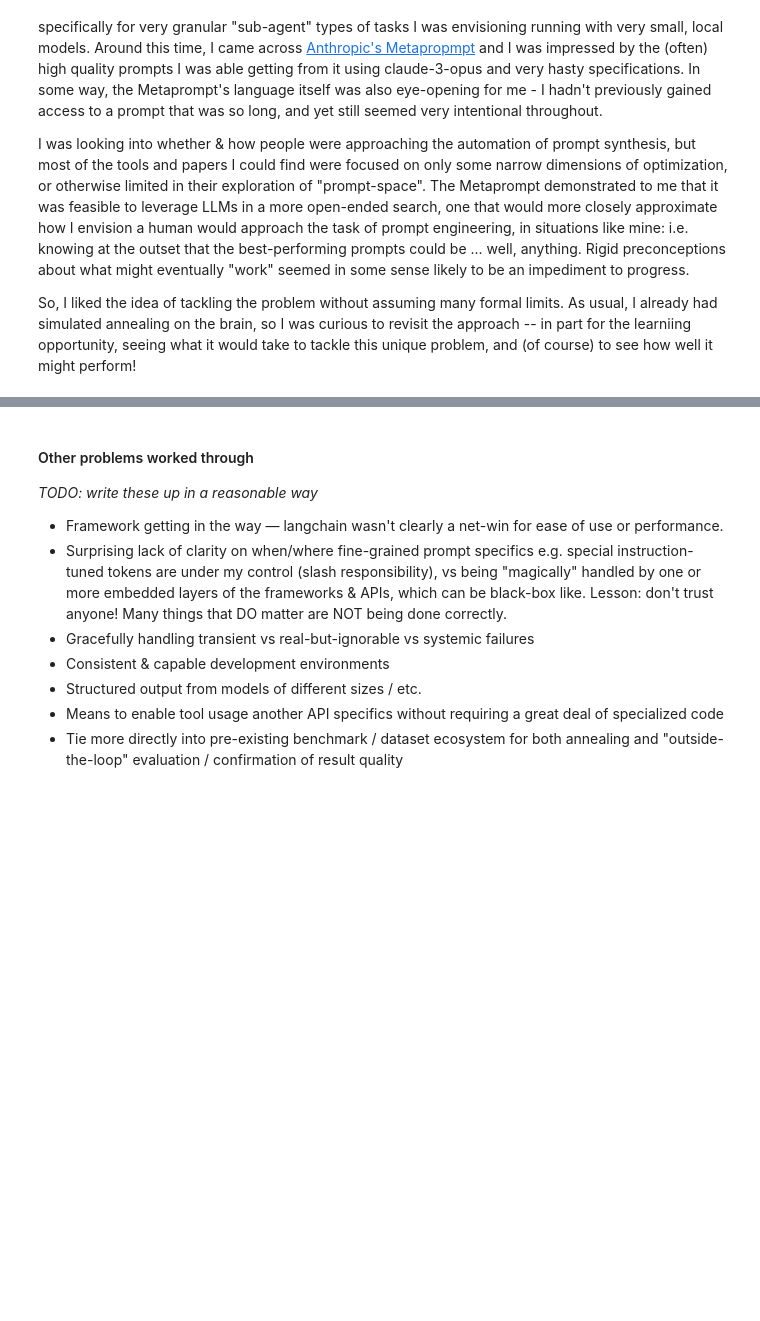
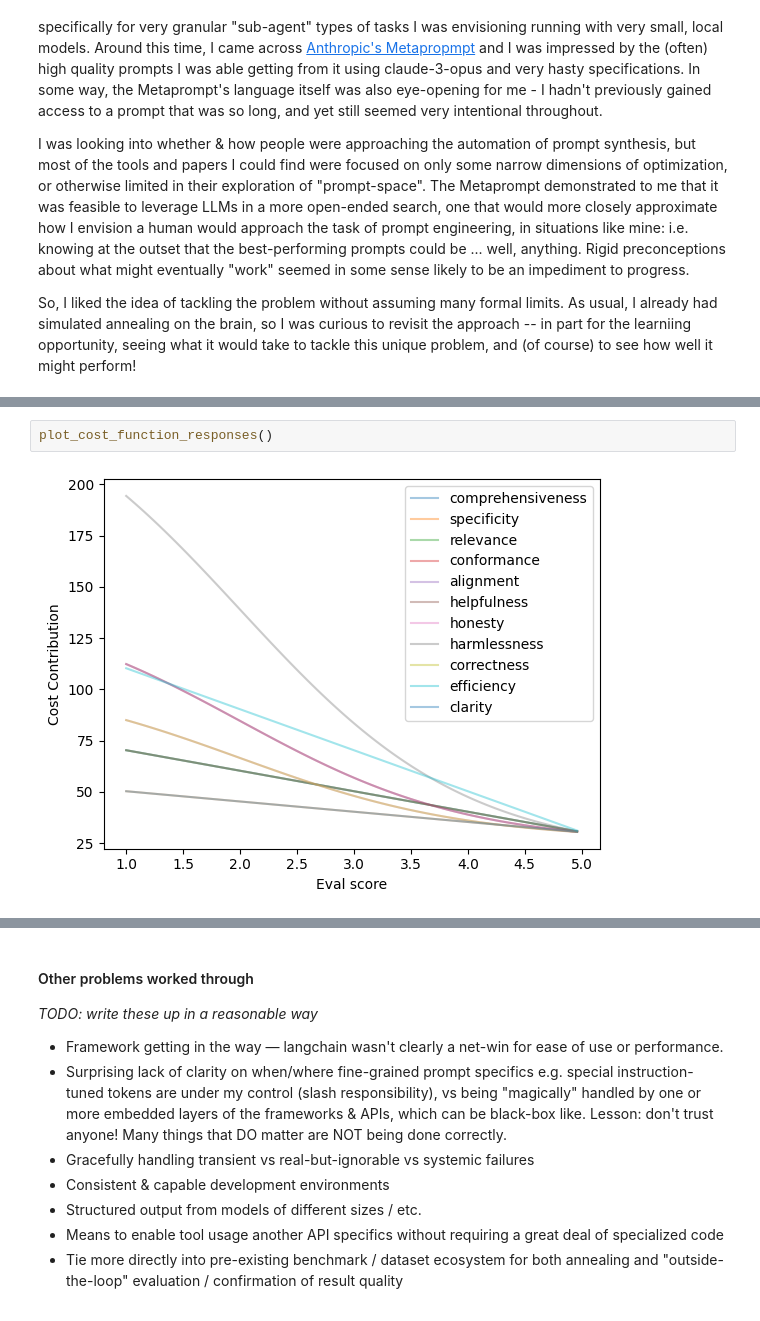
Before and after one commit to reedtaylor/prompt-annealer-snapshots, a Jupyter notebook: prompt-annealing.ipynb, the cells around one changed output, grey strips where cells are left out. Saved outputs shown, nothing was run; the diff lists cells and outputs as text; blank space fills up the shorter version.

```diff
--- a/prompt-annealing.ipynb
+++ b/prompt-annealing.ipynb
@@ -160,0 +206,4 @@ Simulated annealing is far from new, and there are [many places](https://www.goo
+# %%
+plot_cost_function_responses()
+# %% [output]
+[figure, added]
```
Also changed, not shown: parts of 26 cells of this notebook.
